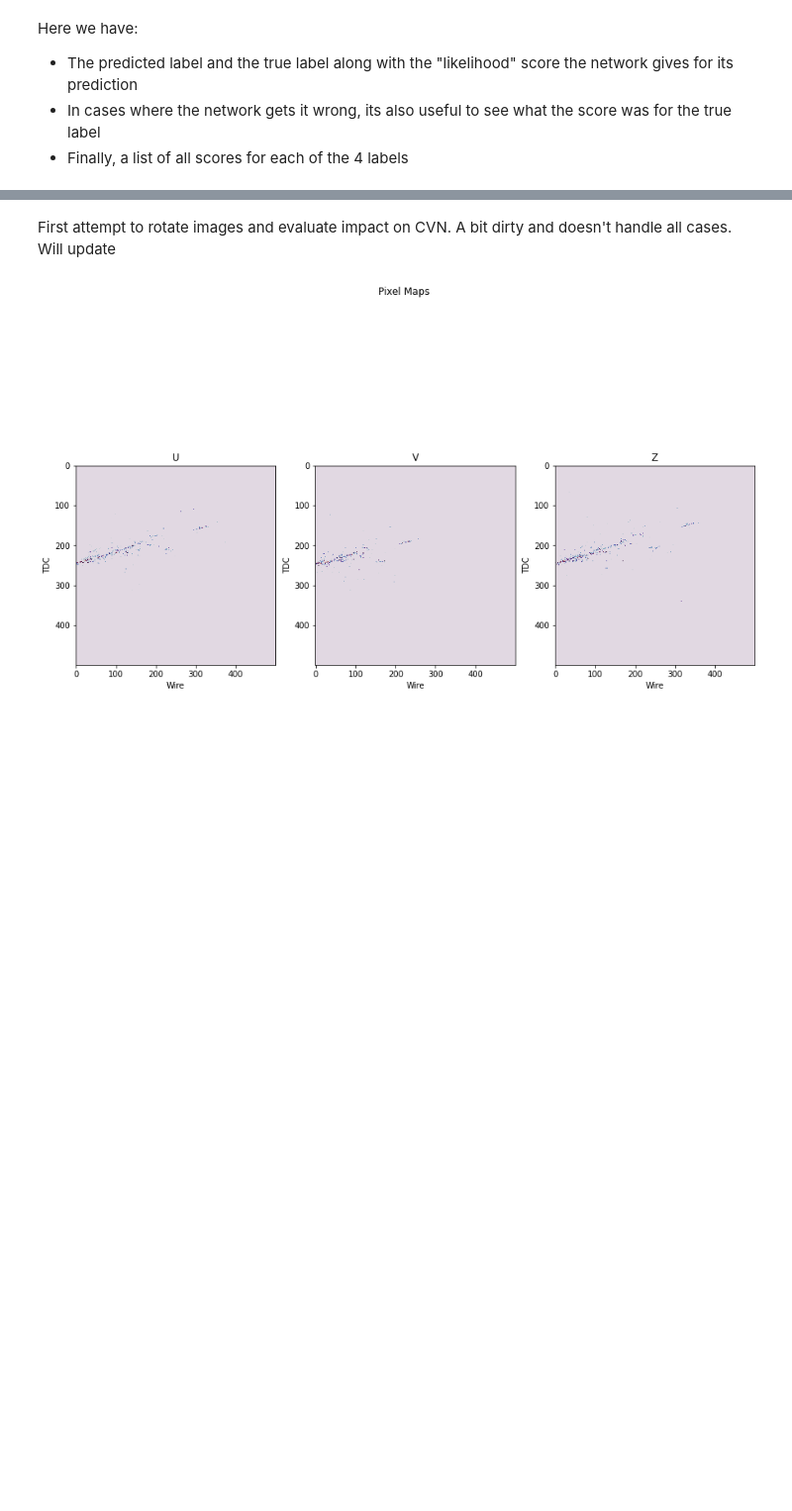
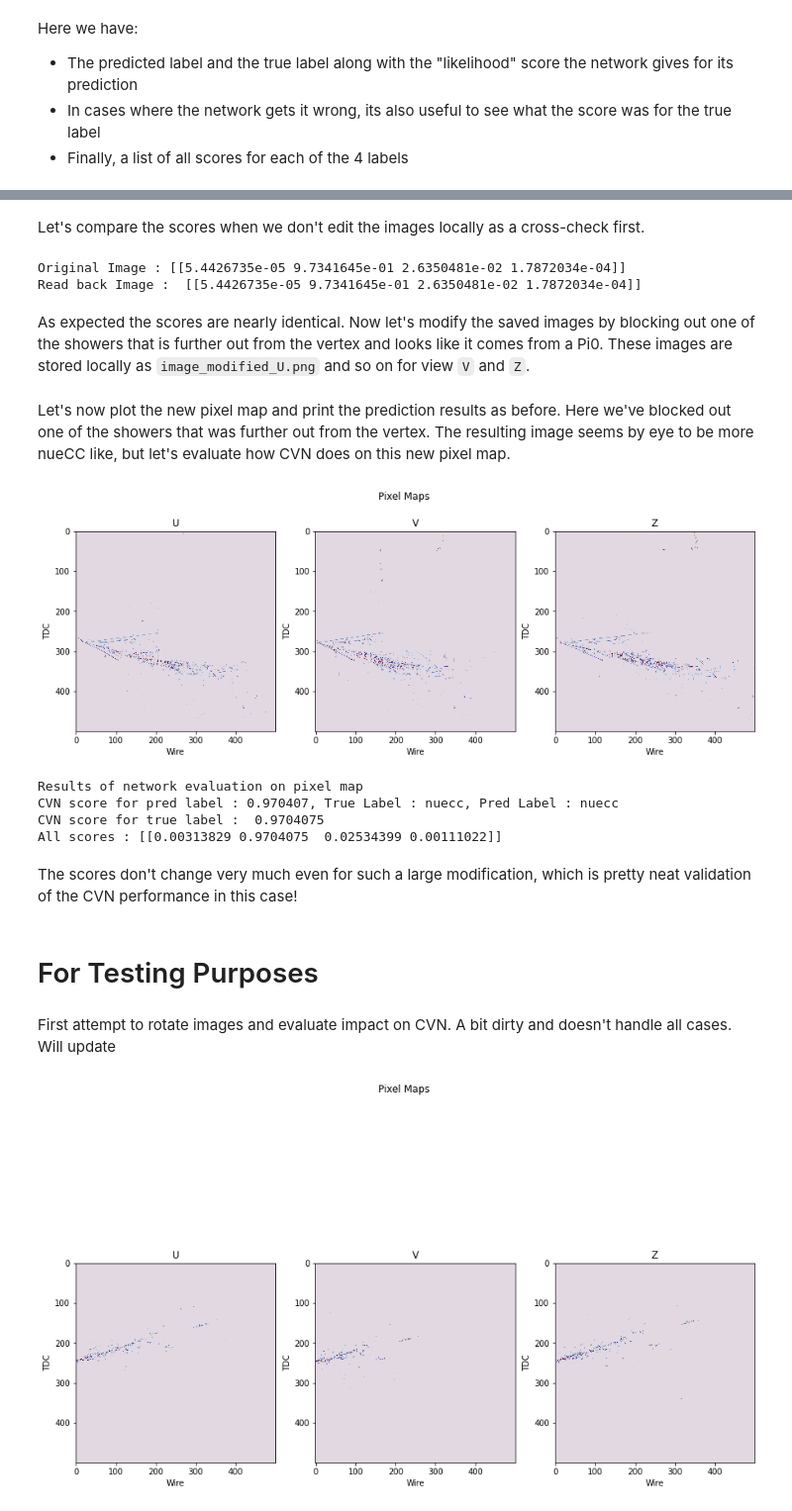
Before and after one commit to nitish-nayak/dune-cvn, a Jupyter notebook: dune_cvn_nusteam.ipynb, the cells around one changed output, grey strips where cells are left out. Shown: that part at 99% size. Cells and saved outputs as stored; diff of their text form; code cells hidden in the pictures; blank space fills up the shorter version.

```diff
--- a/dune_cvn_nusteam.ipynb
+++ b/dune_cvn_nusteam.ipynb
@@ -207,7 +220,7 @@ def convert_pm(pm):
         X[view] = np.zeros((1, planes, cells, 1), dtype='float32')
     for view in range(views):
         X[view][0, :, :, :] = pm[view, :, :].reshape(planes, cells, 1)
-    return Xc
+    return X
 # %%
 # loads the already trained neural network model for evaluation
 def get_model(print_model=False):
@@ -291,3 +352,30 @@ Here we have:
+# %% [markdown]
+Let's compare the scores when we don't edit the images locally as a cross-check first.
+# %%
+print("Original Image :", get_scores(pm))
+print("Read back Image : ", get_scores(pm2))
+# %% [output]
+Original Image : [[5.4426735e-05 9.7341645e-01 2.6350481e-02 1.7872034e-04]]
+Read back Image :  [[5.4426735e-05 9.7341645e-01 2.6350481e-02 1.7872034e-04]]
+# %% [markdown]
+As expected the scores are nearly identical. Now let's modify the saved images by blocking out one of the showers that is further out from the vertex and looks like it comes from a Pi0. These images are stored locally as `image_modified_U.png` and so on for view `V` and `Z`.
+# %%
+pm3 = read_pmfig('image_modified')
+# %% [markdown]
+Let's now plot the new pixel map and print the prediction results as before. Here we've blocked out one of the showers that was further out from the vertex. The resulting image seems by eye to be more nueCC like, but let's evaluate how CVN does on this new pixel map.
+# %%
+draw_single_pm(pm3)
+print_pminfo(pm3, '3', 'nue')
+# %% [output]
+[figure, added]
+Results of network evaluation on pixel map
+CVN score for pred label : 0.970407, True Label : nuecc, Pred Label : nuecc
+CVN score for true label :  0.9704075
+All scores : [[0.00313829 0.9704075  0.02534399 0.00111022]]
+# %% [markdown]
+The scores don't change very much even for such a large modification, which is pretty neat validation of the CVN performance in this case!
+# %% [markdown]
+# For Testing Purposes
 # %% [markdown]
 First attempt to rotate images and evaluate impact on CVN. A bit dirty and doesn't handle all cases. Will update
 # %%
```
Also changed, not shown: parts of 23 cells of this notebook, 6 other files.
